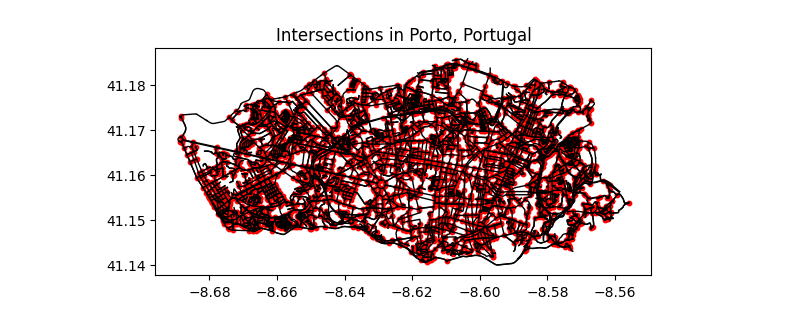
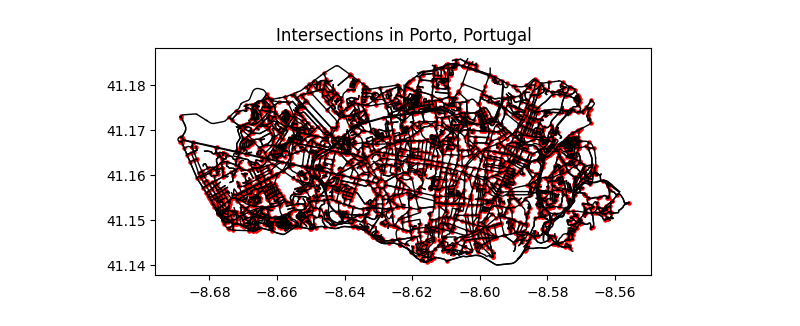
Before and after one commit to brito-bernardo/osmnx, a Jupyter notebook: StreetIntersections.ipynb, the cells around one changed output. Saved outputs shown, nothing was run; the diff lists cells and outputs as text; code cells hidden in the pictures.

```diff
--- a/StreetIntersections.ipynb
+++ b/StreetIntersections.ipynb
@@ -36,15 +36,15 @@ filtered_intersections = intersections[intersections.index.isin([node for node,
 # %%
 #Plot only edges without nodes
 fig, ax = plt.subplots()
 for _, edge in ox.graph_to_gdfs(G, nodes=False, edges=True).iterrows():
     line = edge.geometry
     x, y = line.xy
     ax.plot(x, y, color="black", linewidth=1)
 
 #Plot only real intersections(more than 2 streets)
-filtered_intersections.plot(ax=ax, color='red', markersize=10)
+filtered_intersections.plot(ax=ax, color='red', markersize=5)
 
 ax.set_title("Intersections in {}".format(place_name))
 plt.show()
 # %% [output]
-[figure, old version]
+[figure, new version]
```
